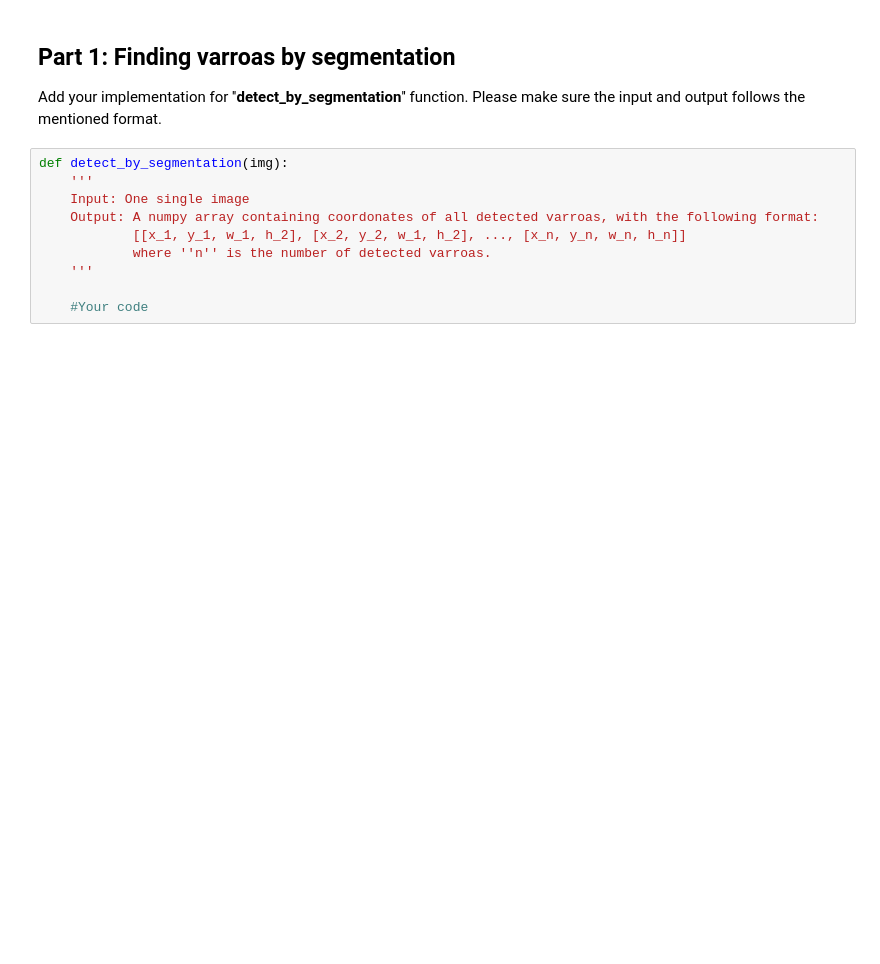
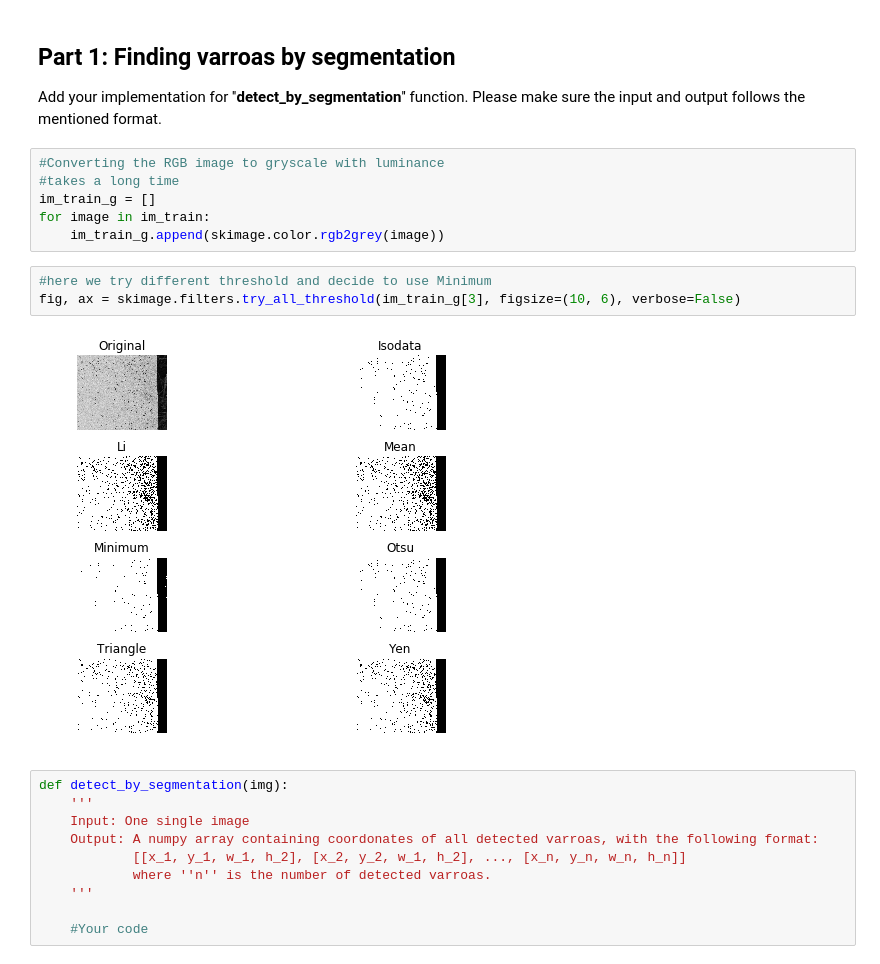
Before and after one commit to emilebourban/IAPR-project, a Jupyter notebook: special_project.ipynb, the cells around one changed output. Saved outputs shown, nothing was run; the diff lists cells and outputs as text; blank space fills up the shorter version.

```diff
--- a/special_project.ipynb
+++ b/special_project.ipynb
@@ -115,6 +191,17 @@ print((im_train[0]).shape)
 # %% [markdown]
 ## Part 1: Finding varroas by segmentation
 Add your implementation for ''**detect_by_segmentation**'' function. Please make sure the input and output follows the mentioned format.
+# %%
+#Converting the RGB image to gryscale with luminance
+#takes a long time
+im_train_g = []
+for image in im_train:
+    im_train_g.append(skimage.color.rgb2grey(image))
+# %%
+#here we try different threshold and decide to use Minimum
+fig, ax = skimage.filters.try_all_threshold(im_train_g[3], figsize=(10, 6), verbose=False)
+# %% [output]
+[figure, added]
 # %%
 def detect_by_segmentation(img):
     '''
```
Also changed, not shown: parts of 11 cells of this notebook.
